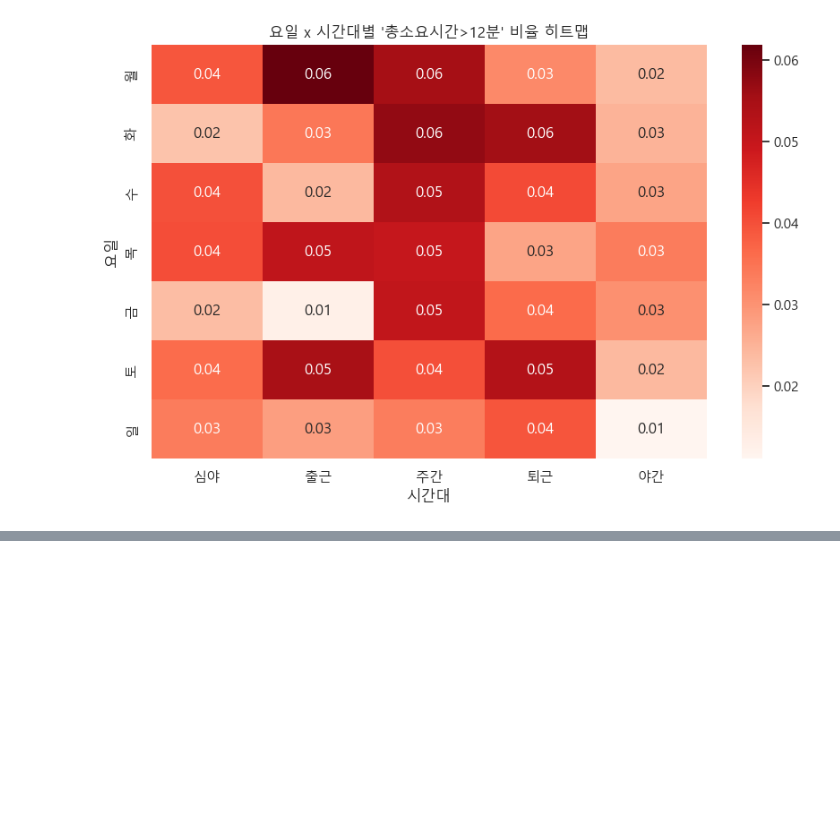
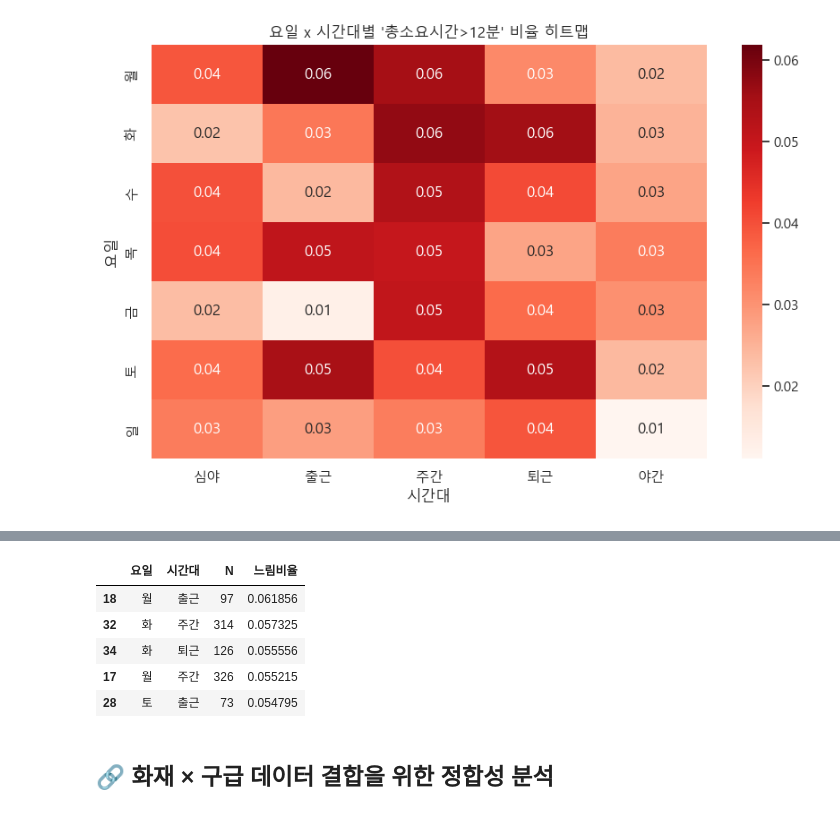
Before and after one commit to YEOUL0520/bigdatacenter_daegu, a Jupyter notebook: 2_3주차_프로젝트/0203_day1.ipynb, the cells around one changed output, grey strips where cells are left out. Cells and saved outputs as stored; diff of their text form; code cells hidden in the pictures; blank space fills up the shorter version.

```diff
--- a/2_3주차_프로젝트/0203_day1.ipynb
+++ b/2_3주차_프로젝트/0203_day1.ipynb
@@ -466,0 +490,21 @@ plt.show()
+# %%
+TH = 12
+tmp = df.copy()
+tmp["느림"] = (tmp["총소요시간"] > TH).astype(int)
+
+rate_table = (
+    tmp.groupby(["요일", "시간대"])
+    .agg(N=("느림", "size"), 느림비율=("느림", "mean"))
+    .reset_index()
+)
+
+rate_table.sort_values("느림비율", ascending=False).head(5)
+# %% [output]
+|  | 요일 | 시간대 | N | 느림비율 |
+| 18 | 월 | 출근 | 97 | 0.061856 |
+| 32 | 화 | 주간 | 314 | 0.057325 |
+| 34 | 화 | 퇴근 | 126 | 0.055556 |
+| 17 | 월 | 주간 | 326 | 0.055215 |
+| 28 | 토 | 출근 | 73 | 0.054795 |
+# %% [markdown]
+## 🔗 화재 × 구급 데이터 결합을 위한 정합성 분석
```
Also changed, not shown: parts of 12 cells of this notebook, 8 other files.
